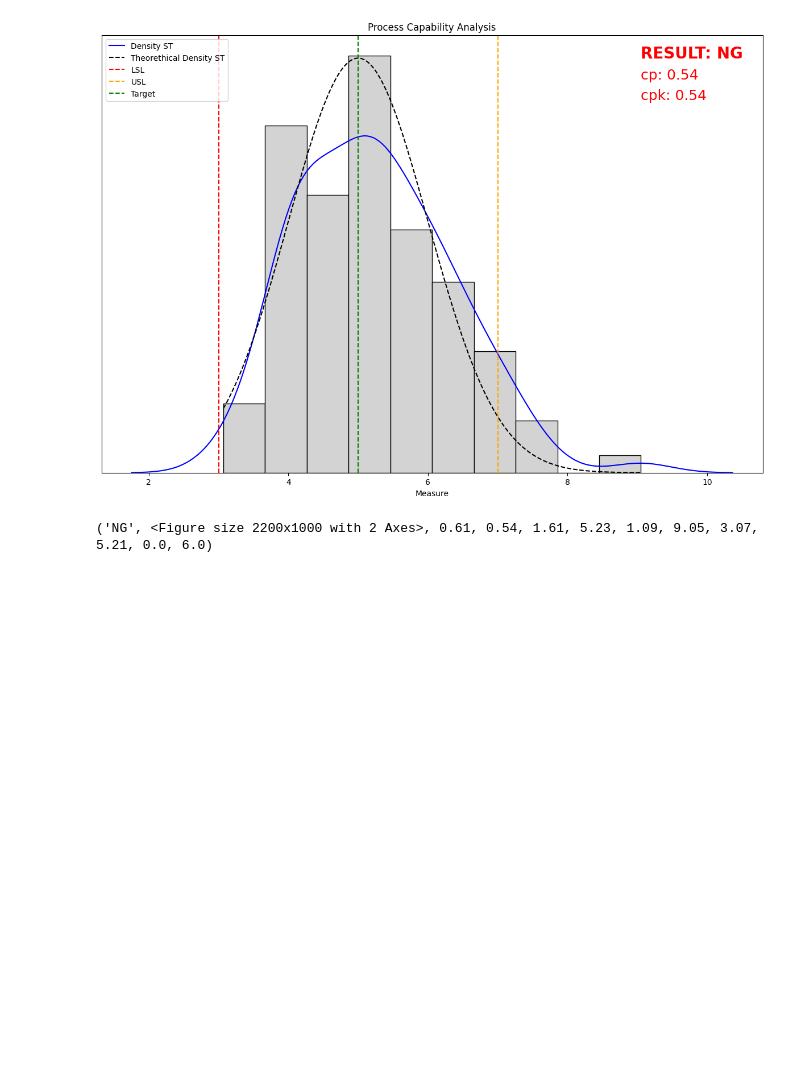
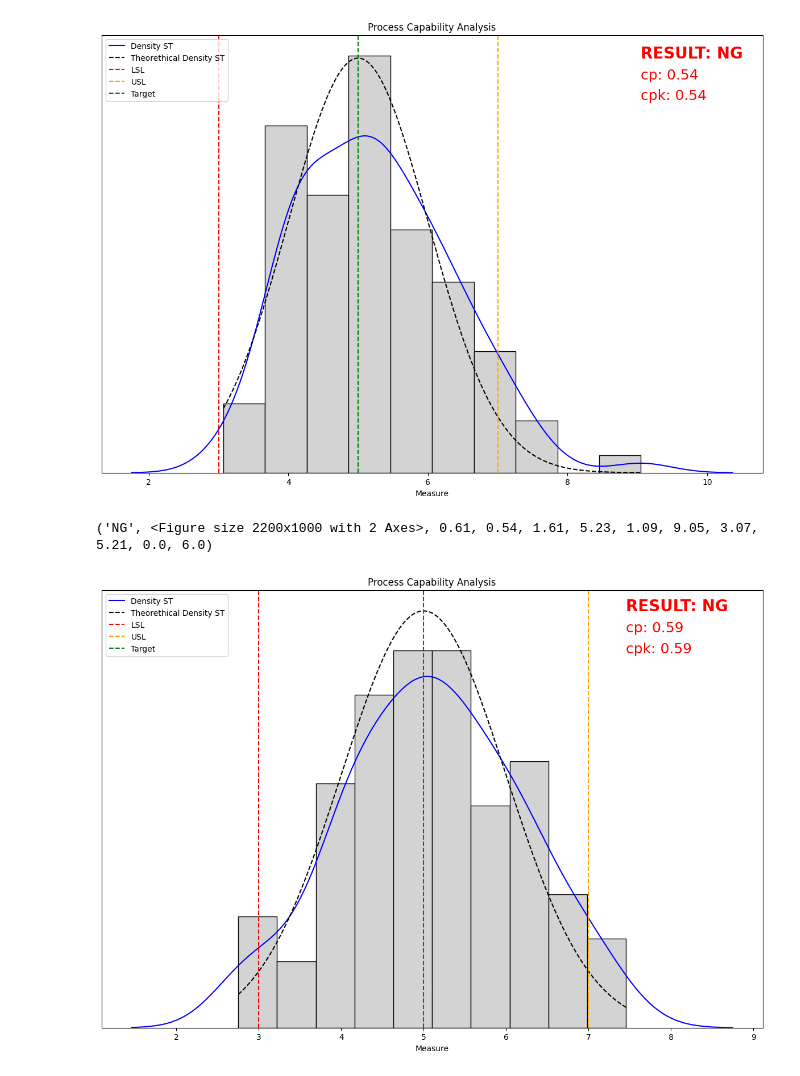
Before and after one commit to NMB-MIC/basic_python_20231216, a Jupyter notebook: 03_matplotlib.ipynb, the cells around one changed output. Cells and saved outputs as stored; diff of their text form; code cells hidden in the pictures; blank space fills up the shorter version.

```diff
--- a/03_matplotlib.ipynb
+++ b/03_matplotlib.ipynb
@@ -595,3 +595,12 @@ print(process_capability(data))
 # %% [output]
 [figure]
 ('NG', <Figure size 2200x1000 with 2 Axes>, 0.61, 0.54, 1.61, 5.23, 1.09, 9.05, 3.07, 5.21, 0.0, 6.0)
+# %%
+from process_cap import process_capability
+import numpy as np
+
+data = np.random.normal(loc=5,scale=1,size=100)
+
+fig = process_capability(data)
+# %% [output]
+[figure, added]
```
Also changed, not shown: 4 other files.
